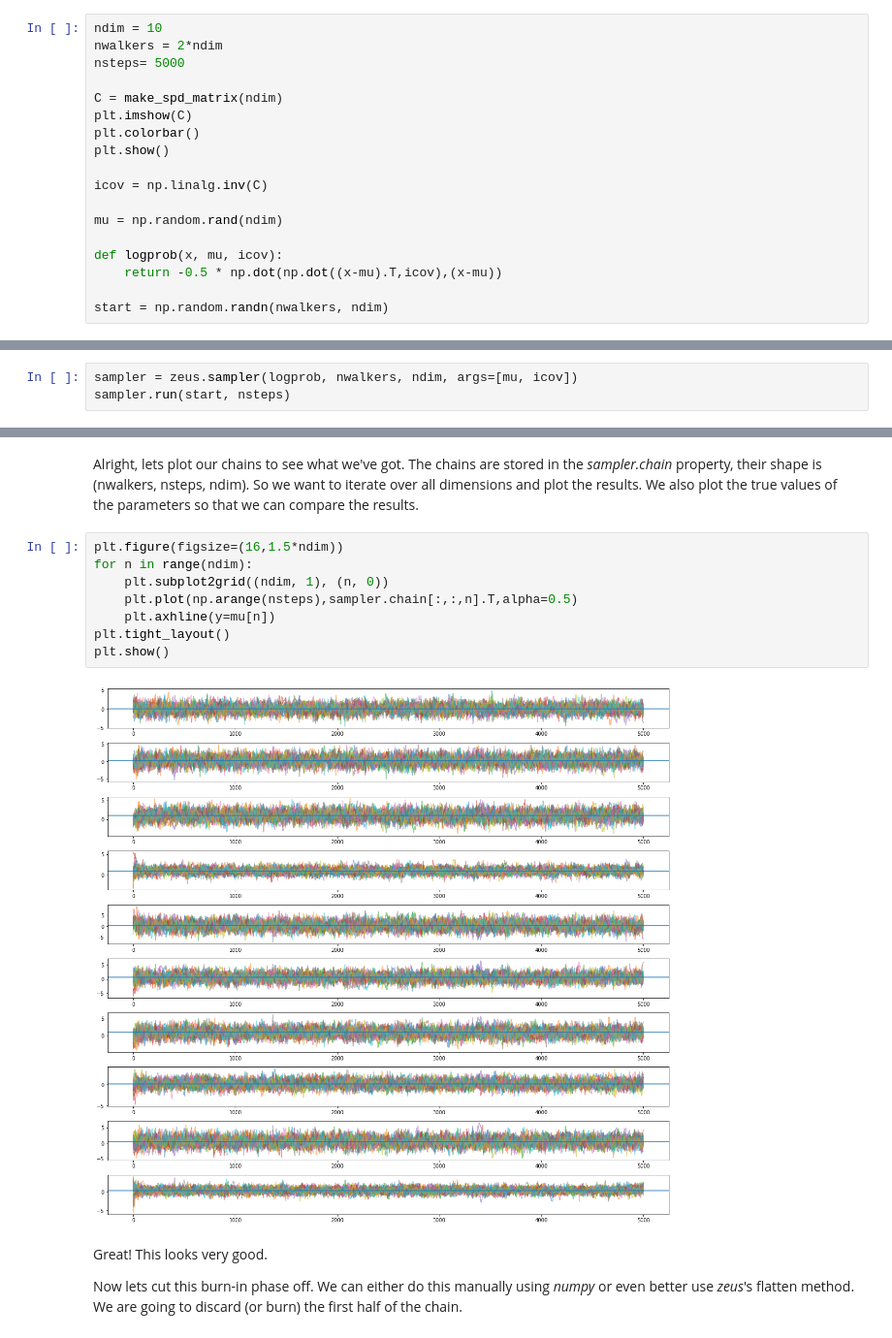
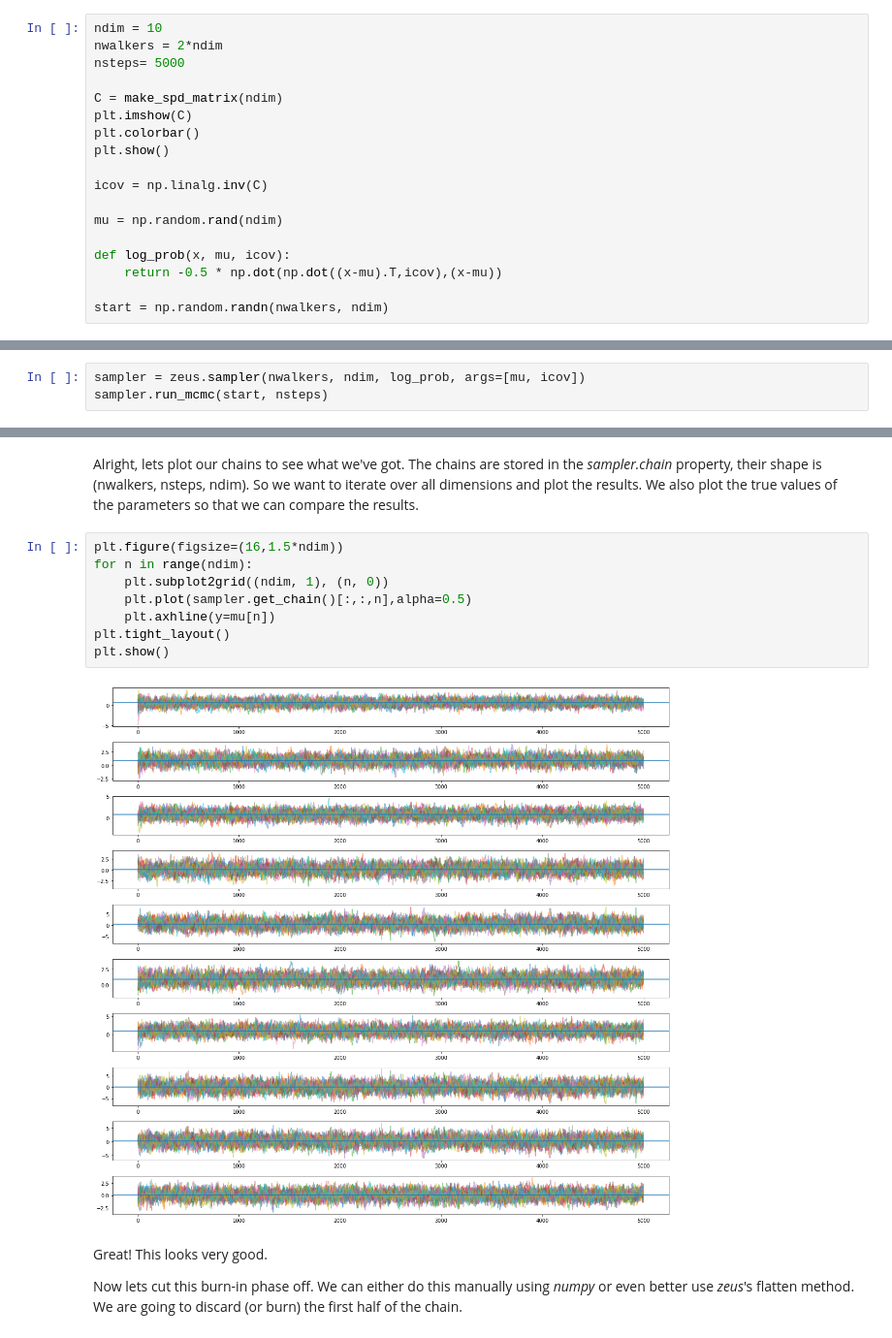
Before and after one commit to minaskar/zeus, a Jupyter notebook: docs/notebooks/normal_distribution.ipynb, the cells around one changed output, grey strips where cells are left out. Shown at 97% size. Drawn from its saved outputs; the diff is of its cells as text.

```diff
--- a/docs/notebooks/normal_distribution.ipynb
+++ b/docs/notebooks/normal_distribution.ipynb
@@ -45,7 +46,7 @@ icov = np.linalg.inv(C)
 
 mu = np.random.rand(ndim)
 
-def logprob(x, mu, icov):
+def log_prob(x, mu, icov):
     return -0.5 * np.dot(np.dot((x-mu).T,icov),(x-mu))
 
 start = np.random.randn(nwalkers, ndim)
@@ -59,8 +60,8 @@ Now we are ready to do some inference.
 
 This is going to be very fast.
 # %%
-sampler = zeus.sampler(logprob, nwalkers, ndim, args=[mu, icov])
-sampler.run(start, nsteps)
+sampler = zeus.sampler(nwalkers, ndim, log_prob, args=[mu, icov])
+sampler.run_mcmc(start, nsteps)
 # %% [output]
 Initialising ensemble of 20 walkers...
 # %% [markdown]
@@ -69,13 +70,13 @@ The chains are stored in the *sampler.chain* property, their shape is (nwalkers,
 # %%
 plt.figure(figsize=(16,1.5*ndim))
 for n in range(ndim):
     plt.subplot2grid((ndim, 1), (n, 0))
-    plt.plot(np.arange(nsteps),sampler.chain[:,:,n].T,alpha=0.5)
+    plt.plot(sampler.get_chain()[:,:,n],alpha=0.5)
     plt.axhline(y=mu[n])
 plt.tight_layout()
 plt.show()
 # %% [output]
-[figure, old version]
+[figure, new version]
 # %% [markdown]
 Great! This looks very good.
 
```
Also changed, not shown: parts of 6 cells of this notebook, 53 other files.
